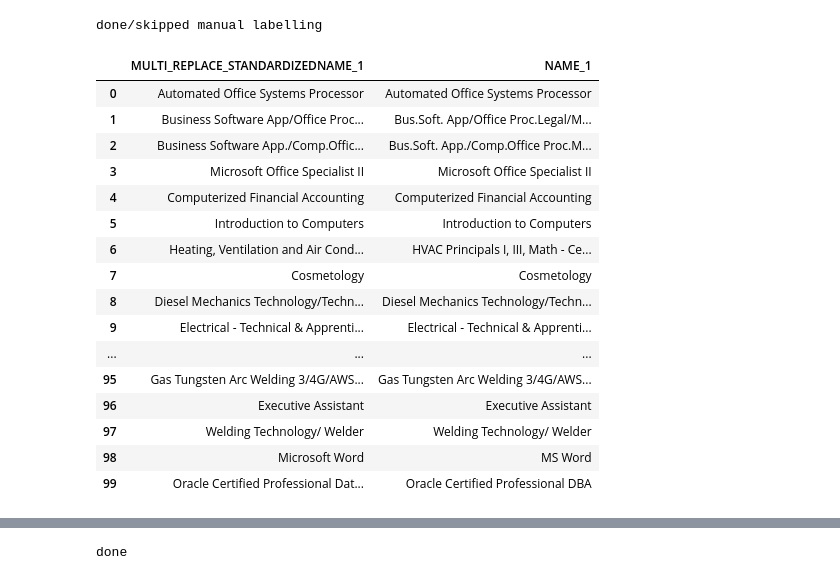
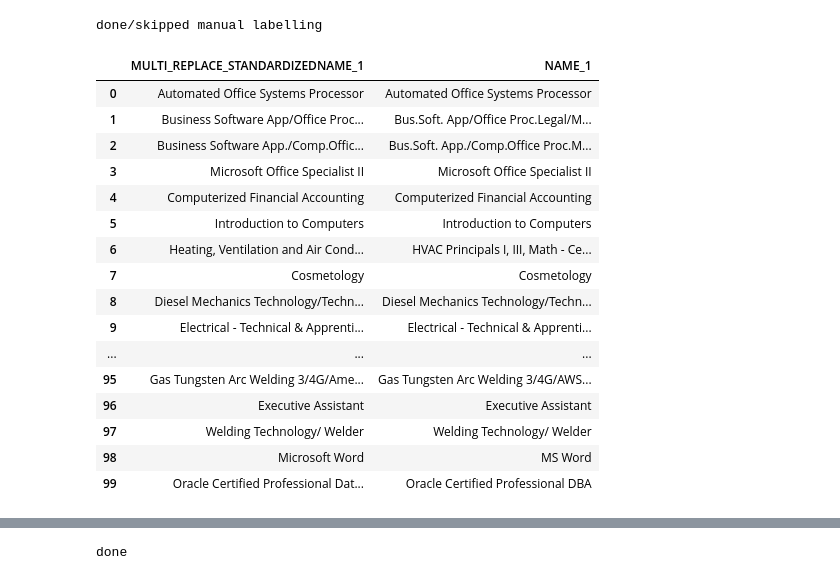
Before and after one commit to newjersey/d4ad_standardization, a Jupyter notebook: D4AD_Standardization/notebooks/5.0-kpr-Progam_Course_NAME.ipynb, the cells around one changed output, grey strips where cells are left out. Drawn from its saved outputs; the diff is of its cells as text; code cells hidden in the pictures.

```diff
--- a/D4AD_Standardization/notebooks/5.0-kpr-Progam_Course_NAME.ipynb
+++ b/D4AD_Standardization/notebooks/5.0-kpr-Progam_Course_NAME.ipynb
@@ -333,6 +333,7 @@ one_off_mappings =(
     ['Contg.', 'Continuing'],
     ['Ed.', 'Education'],
     ['Mgmt.', 'Management'],
+    ['Mous', 'Microsoft Office User Specialist']
 )
 
 for mapping in one_off_mappings:
@@ -341,16 +342,16 @@ for mapping in one_off_mappings:
 # normally we'd map through rep_dict but we want matches to occur
 # on word-like boundaries, space, /, and :, we use re.escape to properly escape
 
-# Todo: the space regex forces matches at start of string to drop
-#  need to make a regex that includes ^ starts
-space = " "
-slash = "/"
-colon = ":"
-rep_dict = {
-    **dict(zip(label_mapper.abbreviation+space, label_mapper.expanded+space)),
-    **dict(zip(label_mapper.abbreviation+slash, label_mapper.expanded+slash)),
-    **dict(zip(label_mapper.abbreviation+colon, label_mapper.expanded+colon))
-}
+# # Todo: the space regex forces matches at start of string to drop
+# #  need to make a regex that includes ^ starts
+# space = " "
+# slash = "/"
+# colon = ":"
+# rep_dict = {
+#     **dict(zip(label_mapper.abbreviation+space, label_mapper.expanded+space)),
+#     **dict(zip(label_mapper.abbreviation+slash, label_mapper.expanded+slash)),
+#     **dict(zip(label_mapper.abbreviation+colon, label_mapper.expanded+colon))
+# }
 
 rep_dict = {
     **dict(zip(label_mapper.abbreviation, label_mapper.expanded))
@@ -490,22 +491,9 @@ def lookup_match(matchobj):
     return the_original_string.replace(the_key, final_word)
 
 
-
-    print('in lookup match')
-
-
-    the_value = rep_dict.get(the_key, None)
-    if not the_value:
-        # try the whole thing
-        #print(rep_dict)
-        #print(the_original_string.strip())
-        the_value = rep_dict[the_original_string.strip()]
-        # we then use the entire string
-        print(the_key, "|", the_original_string)
-
-    print(the_key, "|", the_original_string)
-    #return the_original_string.replace(lookup_match, the_value)
-    return the_original_string.replace(the_key, the_value)
+# See: https://stackoverflow.com/a/61952495/3662899
+# So, we can have more than one match in a given string, so we
+# need to
 
 # Here we have a bank of regexs for very specific left, rgith situations
 #   we could combine them for efficiency but it's easier to debug, examine
@@ -513,47 +501,74 @@ def lookup_match(matchobj):
 a_abbrev = re.compile(
     "|".join(
         make_grouped_regexes(rep_dict, left_regex=r'^', right_regex=r'\s')
-    ) +\
+    ) + "|" +\
     "|".join(
         make_grouped_regexes(rep_dict, left_regex=r'\s', right_regex=r'\s')
-    ) +\
+    ) + "|" +\
     "|".join(
         make_grouped_regexes(rep_dict, left_regex=r'^', right_regex=r'$')
-    ) +\
+    ) + "|" +\
     "|".join(
-        make_grouped_regexes(rep_dict, left_regex=r'[\s//]', right_regex=r'$')
-    ) +\
+        make_grouped_regexes(rep_dict, left_regex=r'[\s/]', right_regex=r'$')
+    ) + "|" +\
     "|".join(
-        make_grouped_regexes(rep_dict, left_regex=r'//', right_regex=r'[\s//]')
+        make_grouped_regexes(rep_dict, left_regex=r'/', right_regex=r'[\s/]')
     )
 )
 
-def multiple_replace3(string):
+def multiple_replace(string):
     return a_abbrev.sub(lookup_match, string)
 
+#re.sub(r'\s'+'(?P<CDL>CDL)'+r'\s' + '|' + "(?P<woot>ABC)", dashrepl, test_string)
 
-#re.sub(r'\s'+'(?P<CDL>CDL)'+r'\s' + '|' + "(?P<woot>ABC)", dashrepl, test_string)
 #print(a_abbrev)
-#k =multiple_replace3(test_string)
-#print(k)
+# test_string = "A+/N+/Mous"
+# test_string = "/MOUS"
+# test_string = "Mous"
+
+# k = re.compile("MOUS|^Mous$")
+# print( test_string in label_mapper.abbreviation)
+# print( test_string in rep_dict, rep_dict[test_string])
+# print("|"+label_mapper.abbreviation.iloc[-1]+'|')
+
+# print(
+#     k.sub("Microsoft Office User Something", test_string)
+# )
+
+#print(a_abbrev.pattern[100:])
+
+# print(a_abbrev)
+# k =multiple_replace(test_string)
+# print(test_string)
+# print(k)
 
 draft_output['MULTI_REPLACE_STANDARDIZEDNAME_1'] =\
-    draft_output['NAME_1'].map(multiple_replace3)
+    draft_output['NAME_1'].map(multiple_replace)
+
+# so, see: https://stackoverflow.com/a/61952495/3662899
+# or we just run two times, again. Pretty simple, not scalable in the limit but whatever? in some sense it's probably about the same givne that we loop a constant
+# number of times and I treat the scan and replace as O(1)
+draft_output['MULTI_REPLACE_STANDARDIZEDNAME_1'] =\
+    draft_output['MULTI_REPLACE_STANDARDIZEDNAME_1'].map(multiple_replace)
+draft_output['MULTI_REPLACE_STANDARDIZEDNAME_1'] =\
+    draft_output['MULTI_REPLACE_STANDARDIZEDNAME_1'].map(multiple_replace)
+
+
 draft_output[['MULTI_REPLACE_STANDARDIZEDNAME_1', 'NAME_1']]
 # %% [output]
 |  | MULTI_REPLACE_STANDARDIZEDNAME_1 | NAME_1 |
 | 0 | Automated Office Systems Processor | Automated Office Systems Processor |
 | 1 | Business Software App/Office Proc... | Bus.Soft. App/Office Proc.Legal/M... |
 | 2 | Business Software App./Comp.Offic... | Bus.Soft. App./Comp.Office Proc.M... |
 | 3 | Microsoft Office Specialist II | Microsoft Office Specialist II |
 | 4 | Computerized Financial Accounting | Computerized Financial Accounting |
 | 5 | Introduction to Computers | Introduction to Computers |
 | 6 | Heating, Ventilation and Air Cond... | HVAC Principals I, III, Math - Ce... |
 | 7 | Cosmetology | Cosmetology |
 | 8 | Diesel Mechanics Technology/Techn... | Diesel Mechanics Technology/Techn... |
 | 9 | Electrical - Technical & Apprenti... | Electrical - Technical & Apprenti... |
 | ... | ... | ... |
-| 95 | Gas Tungsten Arc Welding 3/4G/AWS... | Gas Tungsten Arc Welding 3/4G/AWS... |
+| 95 | Gas Tungsten Arc Welding 3/4G/Ame... | Gas Tungsten Arc Welding 3/4G/AWS... |
 | 96 | Executive Assistant | Executive Assistant |
 | 97 | Welding Technology/ Welder | Welding Technology/ Welder |
 | 98 | Microsoft Word | MS Word |
```
Also changed, not shown: parts of 1 cell of this notebook.
